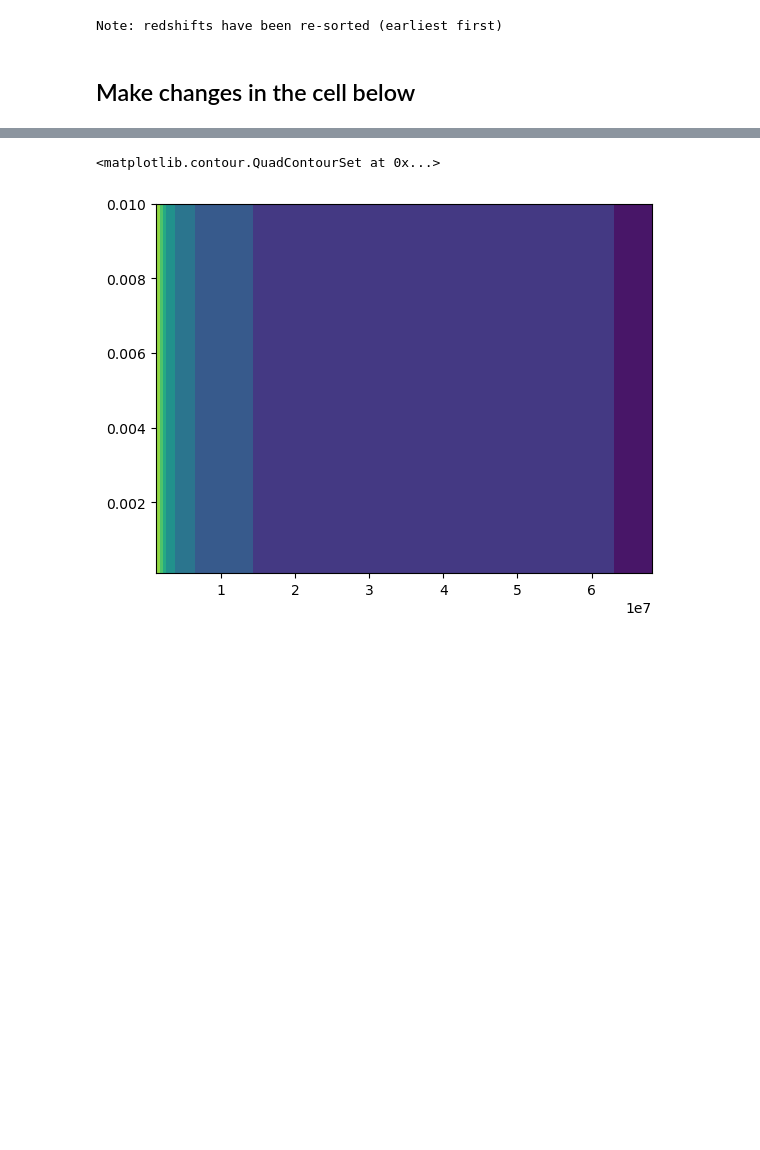
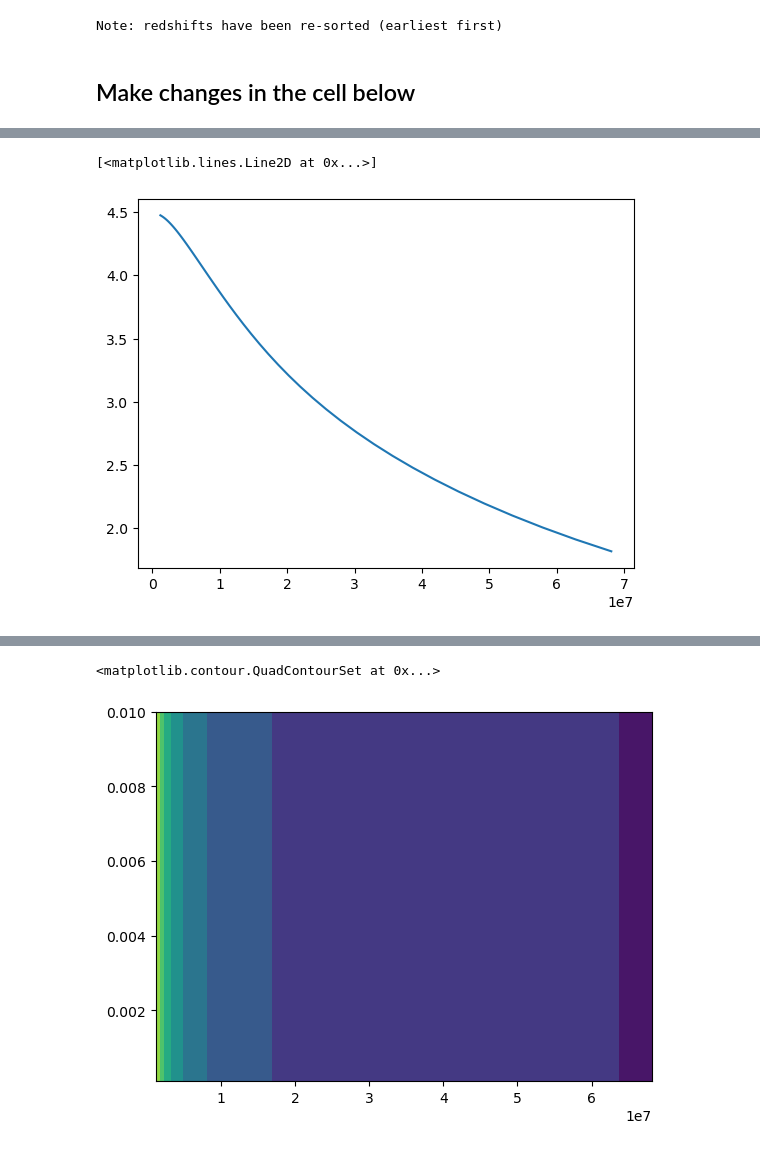
Before and after one commit to JuzzBracks/LIM, a Jupyter notebook: TIMxGal/CalcSNRContour.ipynb, the cells around one changed output, grey strips where cells are left out. Drawn from its saved outputs; the diff is of its cells as text; code cells hidden in the pictures; blank space fills up the shorter version.

```diff
--- a/TIMxGal/CalcSNRContour.ipynb
+++ b/TIMxGal/CalcSNRContour.ipynb
@@ -159,19 +171,29 @@ def quadSNR(SWNEI, LWNEI, numberDensities):
 
     returns quad_SNRs: len 4 arr quadature sum of SNR(k) for 4 TIM z bins in order of lewst to highest z
     '''
-    TIM.SW.NEI = SWNEI
-    TIM.SW.NEI = LWNEI
+    TIM.SW.NEI = SWNEI # These don't actually change the NEI in the noise calculation
+    TIM.LW.NEI = LWNEI
     GAL.n_gals = numberDensities
+
+    TIM['SW'].ins.NEI = SWNEI
+    TIM['LW'].ins.NEI = LWNEI
+
+    # ***
+    #for b, band in zip(bins, bands):
+    #    print(TIM[band].ins.NEI)
+
+    LSbins = [ut.Survey(b, TIM[band].ins, TIM.Daz, TIM.Del, lilh) for b, band in zip(bins, bands)]
 
     x_shots = fs * Iciis / GAL.n_gals # cross shot for TIMxGal
     #where fs is SFRD from the catalogue divided by the corresponding madau dickinson curve point.
-    PxGs = [(bstar * Icii * Igal * Pm) + x_shot
+    PxGs = [(bstar * Icii * Igal * Pm) #+ x_shot
                 for Icii, x_shot, (_, Pm) in zip(Iciis, x_shots, Pms)]
 
 
     TIM_shot = [1.2e9,2.2e9,3e9,3e9] # TODO: Discuss a self consistent way of calculating these values.
     P_TIM = [(b_CII**2 * ICII**2 * Pm + shot) for ICII, (_,Pm), shot in zip(Iciis, Pms, TIM_shot)]
     N_TIM = [lsb.cell_noise(TIM.time).value for lsb, nm in zip(LSbins, nModes)]
+    #print(N_TIM[0])
     P_gal = [b_gal**2*Pm for (_,Pm), ngal in zip(Pms, GAL.n_gals)]
 
     VARx = galCross_Variance(GAL.n_gals, nModes, PxGs, P_gal, P_TIM, N_TIM)
@@ -182,21 +204,3 @@ def quadSNR(SWNEI, LWNEI, numberDensities):
 
 
     return quad_SNRs
-
-    #CAMB outputs lists of different ks for each bin so we can't sum them 'apples to apples.'
-    #So, we'll interpolate Cross powers, SNRs and noise values at matching ks across all bins.
-'''
-    PxG_Interp = [interp1d(ks, PxG) for (ks, _), PxG in zip(Pms, PxGs)]
-    SNR_PxG_Interp = [interp1d(ks, SNR) for (ks, _), SNR in zip(Pms, SNR_PxG)]
-    x_noise_Interp = [interp1d(ks, np.sqrt(VARs)) for (ks, _), VARs in zip(Pms, VARx)]
-
-    k4 = Pms[3][0] #isolate the list of k modes in bin 4. We'll use that as our default k list.
-    aligned_PxGs = [interp(k4) for interp in PxG_Interp] #Interpolate the forecast signals in all bins at the modes in k4.
-    aligned_SNRs = np.nan_to_num([interp(k4) for interp in SNR_PxG_Interp]) #same for SNRs - nanToNum sets NaNs = 0.
-    aligned_x_noises = [interp(k4) for interp in x_noise_Interp]#and x_noises.
-'''
-
-'''#now sum each k as it is measured in each bin so we can report the total SNR per k bin.
-SNR_by_k = np.zeros(len(aligned_SNRs[0]))
-for SNRks in aligned_SNRs: SNR_by_k += SNRks**2
-totQuadSNR = np.sqrt(np.sum(SNR_by_k))'''
@@ -205,6 +212,8 @@ totQuadSNR = np.sqrt(np.sum(SNR_by_k))'''
 # %%
 npoints = 50
 
-NEIs = np.linspace( 1.191e6, 6.81e7, npoints) * u.Jy / (u.s ** .5)
-nGals = np.linspace(1e-4, 1e-2, npoints)
-calcSNRs = np.zeros((npoints,npoints))
+#NEIs = np.linspace( 1.191e6, 6.81e7, npoints) * u.Jy / (u.s ** .5)
+#nGals = np.linspace(1e-4, 1e-2, npoints)
+NEIs = np.logspace( np.log10(1.191e6), np.log10(6.81e7), npoints+1) * u.Jy / (u.s ** .5)
+nGals = np.logspace(np.log10(1e-4), np.log10(1e-2), npoints)
+calcSNRs = np.zeros((len(NEIs), len(nGals)))
@@ -221,0 +244,5 @@ for i, NEI in enumerate(NEIs):
+# %%
+plt.plot(NEIs, calcSNRs[:, 0])
+# %% [output]
+[<matplotlib.lines.Line2D at 0x...>]
+[figure, added]
```
Also changed, not shown: parts of 11 cells of this notebook.
